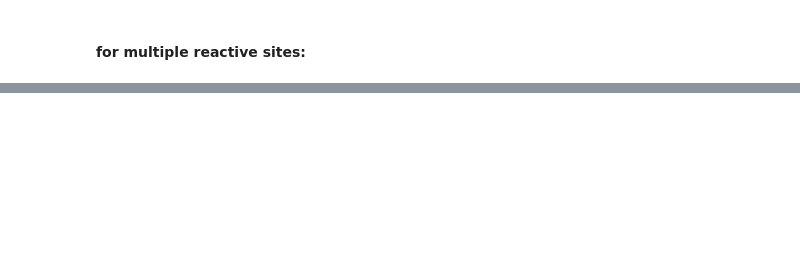
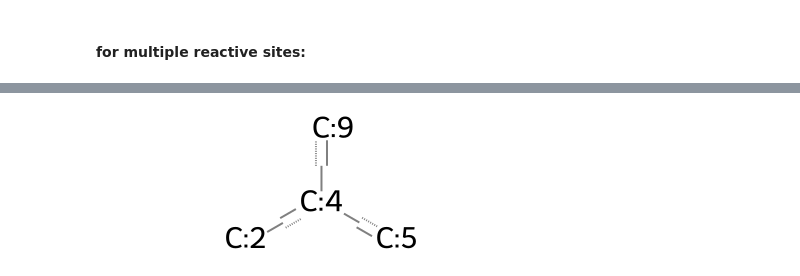
Before and after one commit to yashchainani21/RxnTools, a Jupyter notebook: notebooks/prototype extracting reaction templates.ipynb, the cells around one changed output, grey strips where cells are left out. Cells and saved outputs as stored; diff of their text form; code cells hidden in the pictures; blank space fills up the shorter version.

```diff
--- a/notebooks/prototype extracting reaction templates.ipynb
+++ b/notebooks/prototype extracting reaction templates.ipynb
@@ -329,0 +343,12 @@ Chem.MolToSmarts(combined_submol)
+# %%
+rootedAtAtom = 5
+radius = 1
+
+substrate_mol = Chem.MolFromSmarts('[N:51]#[C:52][C@&H1:53]([O&H1:54])[c:55]1[c&H1:56][c&H1:57][c&H1:58][c&H1:59][c&H1:60]1')
+
+for atom in substrate_mol.GetAtoms():
+    env = Chem.FindAtomEnvironmentOfRadiusN(mol, radius, rootedAtAtom = 9)
+
+# Create a sub-molecule from the environment
+submol = Chem.PathToSubmol(mol, list(env))
+template = Chem.MolToSmarts(submol)
@@ -329,0 +359,9 @@ Chem.MolToSmarts(combined_submol)
+# %%
+substruct_mol = Chem.MolFromSmarts(template)
+for atom in mol.GetAtoms():
+    atom_idx = atom.GetIdx()
+    atom.SetAtomMapNum(atom_idx)
+# %%
+substruct_mol
+# %% [output]
+[figure, added]
```
Also changed, not shown: parts of 34 cells of this notebook, 1 other file.
